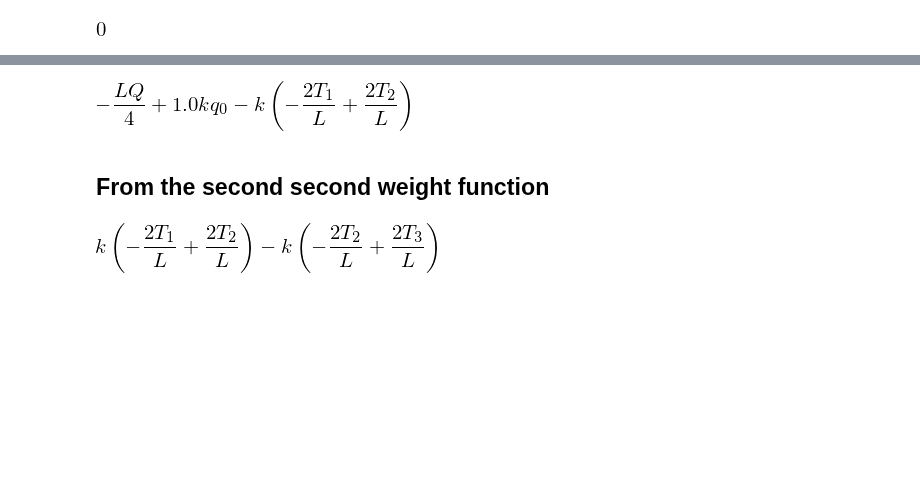
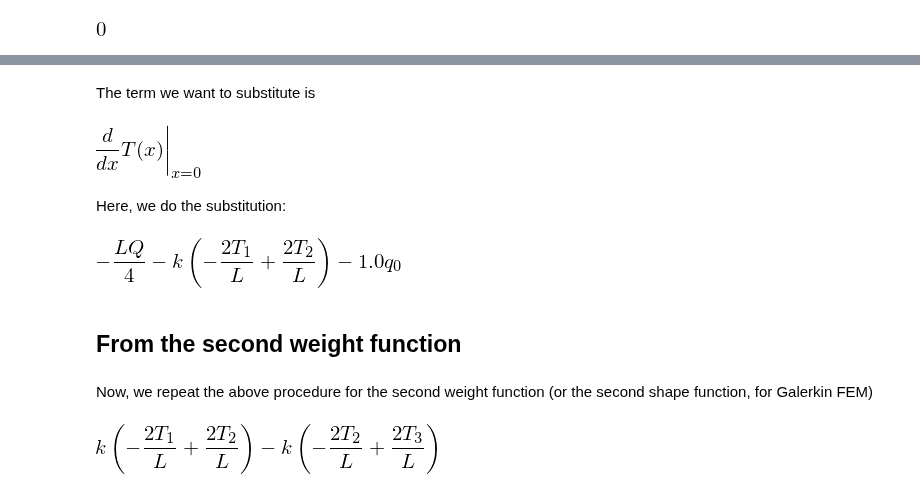
Before and after one commit to f-fathurrahman/ffr-MetodeNumerik, a Jupyter notebook: TF4062_KompRekLanjut/FEM/FEM_1d_symbolic_01.ipynb, the cells around one changed output, grey strips where cells are left out. Drawn from its saved outputs; the diff is of its cells as text; code cells hidden in the pictures; blank space fills up the shorter version.

```diff
--- a/TF4062_KompRekLanjut/FEM/FEM_1d_symbolic_01.ipynb
+++ b/TF4062_KompRekLanjut/FEM/FEM_1d_symbolic_01.ipynb
@@ -313,6 +323,6 @@ I1
 # %%
-term1 = I1.doit()
-term1
+term1_first = I1.doit()
+term1_first
 # %% [output]
 [figure]
 # %% [markdown]
@@ -320,7 +335,7 @@ term1
 # %%
 expr2 = Integral( Q*w, (x,0,L) )
-term2 = expr2.subs({w: N_first}).doit()
-term2
+term2_first = expr2.subs({w: N_first}).doit()
+term2_first
 # %% [output]
 [figure]
 # %% [markdown]
@@ -349,0 +362,3 @@ eq_first
+# %%
+term3_first = term3_xL - term3_x0
+term3_first
@@ -349,0 +369,3 @@ eq_first
+# %%
+eq_first = term1_first - term2_first - term3_first
+eq_first
@@ -352,10 +385,20 @@ q0 = Symbol("q_0", real=True)
+# %% [markdown]
+The term we want to substitute is
+# %%
+term3_first.args[2]
+# %% [output]
+[figure, added]
+# %% [markdown]
+Here, we do the substitution:
 # %%
-eq_first = eq_first.subs( {term3_x0.args[2]: q0} )
+eq_first = eq_first.subs( {k*term3_first.args[2]: -q0} )
 eq_first
 # %% [output]
-[figure, old version]
+[figure, new version]
 # %% [markdown]
-## From the second second weight function
+## From the second weight function
+# %% [markdown]
+Now, we repeat the above procedure for the second weight function (or the second shape function, for Galerkin FEM)
 # %%
 expr1s = expr1.subs({T: T_expansion, w: N_second})
 expr1ss = expr1s.doit()
```
Also changed, not shown: parts of 56 cells of this notebook.
